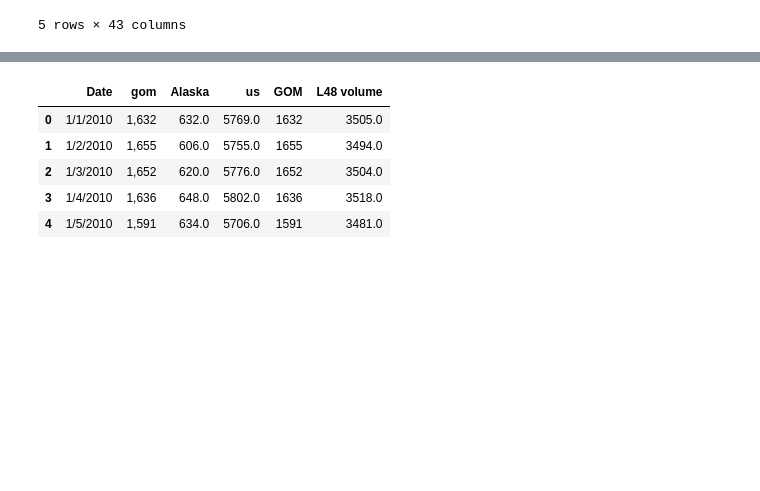
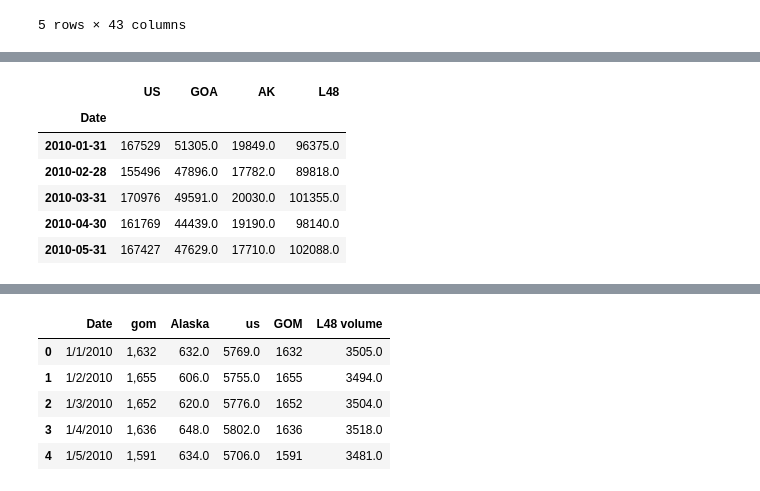
Before and after one commit to briganttinne/oilAnalysis, a Jupyter notebook: Untitled3.ipynb, the cells around one changed output, grey strips where cells are left out. Drawn from its saved outputs; the diff is of its cells as text; code cells hidden in the pictures; blank space fills up the shorter version.

```diff
--- a/Untitled3.ipynb
+++ b/Untitled3.ipynb
@@ -100,0 +121,14 @@ display(eia_df_filtered.head())
+# %%
+# Select only the specified columns by their names
+# Column 0: 'Date'
+# Column 1: 'U.S. Field Production of Crude Oil (Thousand Barrels)'
+# Column 28: 'Texas Field Production of Crude Oil (Thousand Barrels)'
+# Column 36: 'Alaska Field Production of Crude Oil (Thousand Barrels)'
+eia_df_selected = eia_df_filtered[[
+    'Date',
+    'U.S. Field Production of Crude Oil (Thousand Barrels)',
+    'Federal Offshore--Gulf of America Field Production of Crude Oil (Thousand Barrels)',
+    'Alaska Field Production of Crude Oil (Thousand Barrels)'
+]].copy()
+
+display(eia_df_selected.head())
@@ -100,0 +142,10 @@ display(eia_df_filtered.head())
+# %%
+# Rename the columns as requested
+eia_df_selected = eia_df_selected.rename(columns={
+    'U.S. Field Production of Crude Oil (Thousand Barrels)': 'US',
+    'Federal Offshore--Gulf of America Field Production of Crude Oil (Thousand Barrels)': 'GOA',
+    'Alaska Field Production of Crude Oil (Thousand Barrels)': 'AK'
+})
+
+# Display the head of the modified DataFrame to confirm the changes
+display(eia_df_selected.head())
@@ -100,0 +159,6 @@ display(eia_df_filtered.head())
+# %%
+# Set the 'Date' column as the index
+eia_df_selected = eia_df_selected.set_index('Date')
+
+# Display the head of the DataFrame to confirm the change
+display(eia_df_selected.head())
@@ -100,0 +173,12 @@ display(eia_df_filtered.head())
+# %%
+eia_df_selected['L48'] = eia_df_selected['US'] - eia_df_selected['GOA'] - eia_df_selected['AK']
+
+display(eia_df_selected.head())
+# %% [output]
+|  | US | GOA | AK | L48 |
+| Date |  |  |  |  |
+| 2010-01-31 | 167529 | 51305.0 | 19849.0 | 96375.0 |
+| 2010-02-28 | 155496 | 47896.0 | 17782.0 | 89818.0 |
+| 2010-03-31 | 170976 | 49591.0 | 20030.0 | 101355.0 |
+| 2010-04-30 | 161769 | 44439.0 | 19190.0 | 98140.0 |
+| 2010-05-31 | 167427 | 47629.0 | 17710.0 | 102088.0 |
```
Also changed, not shown: parts of 6 cells of this notebook.
